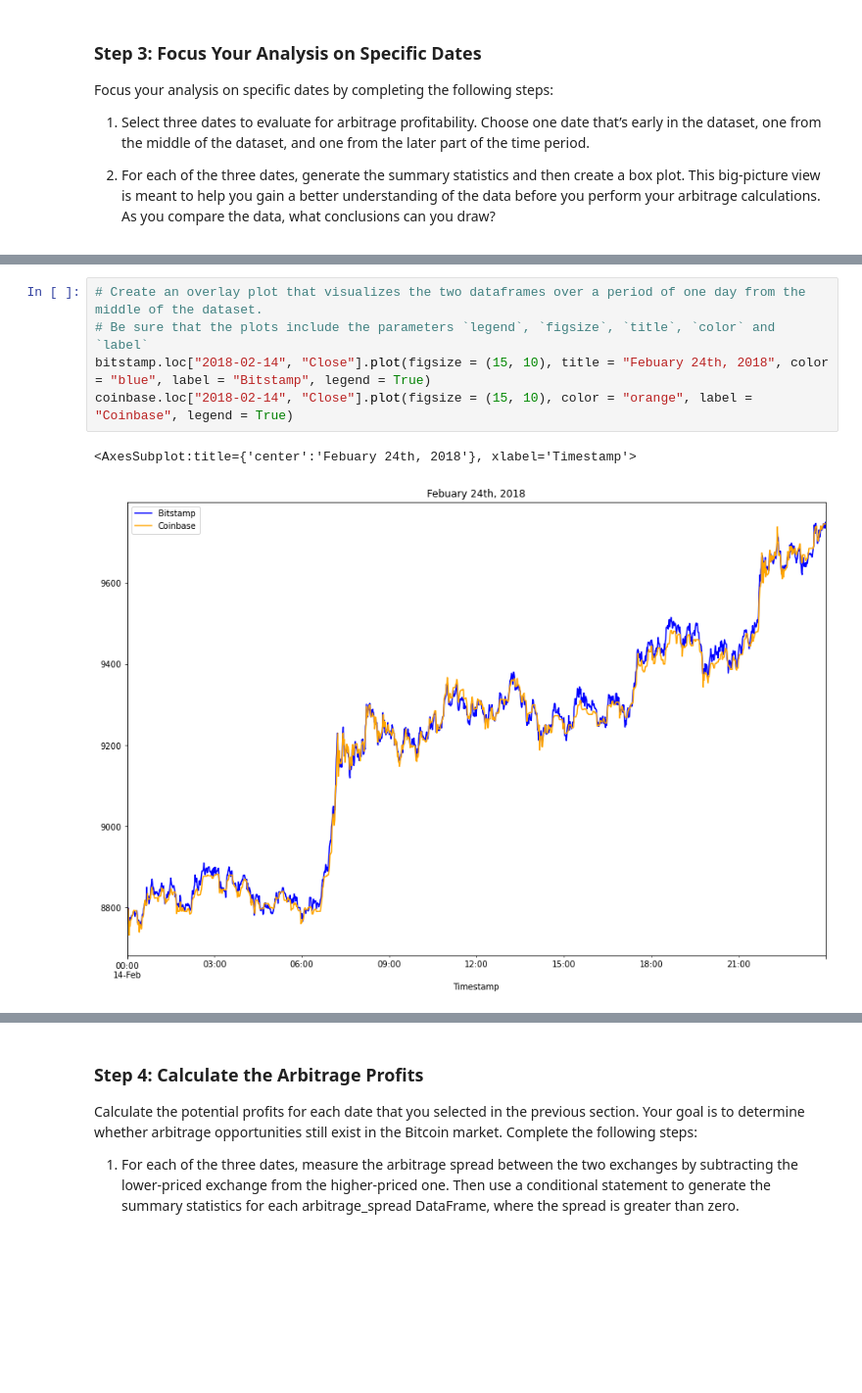
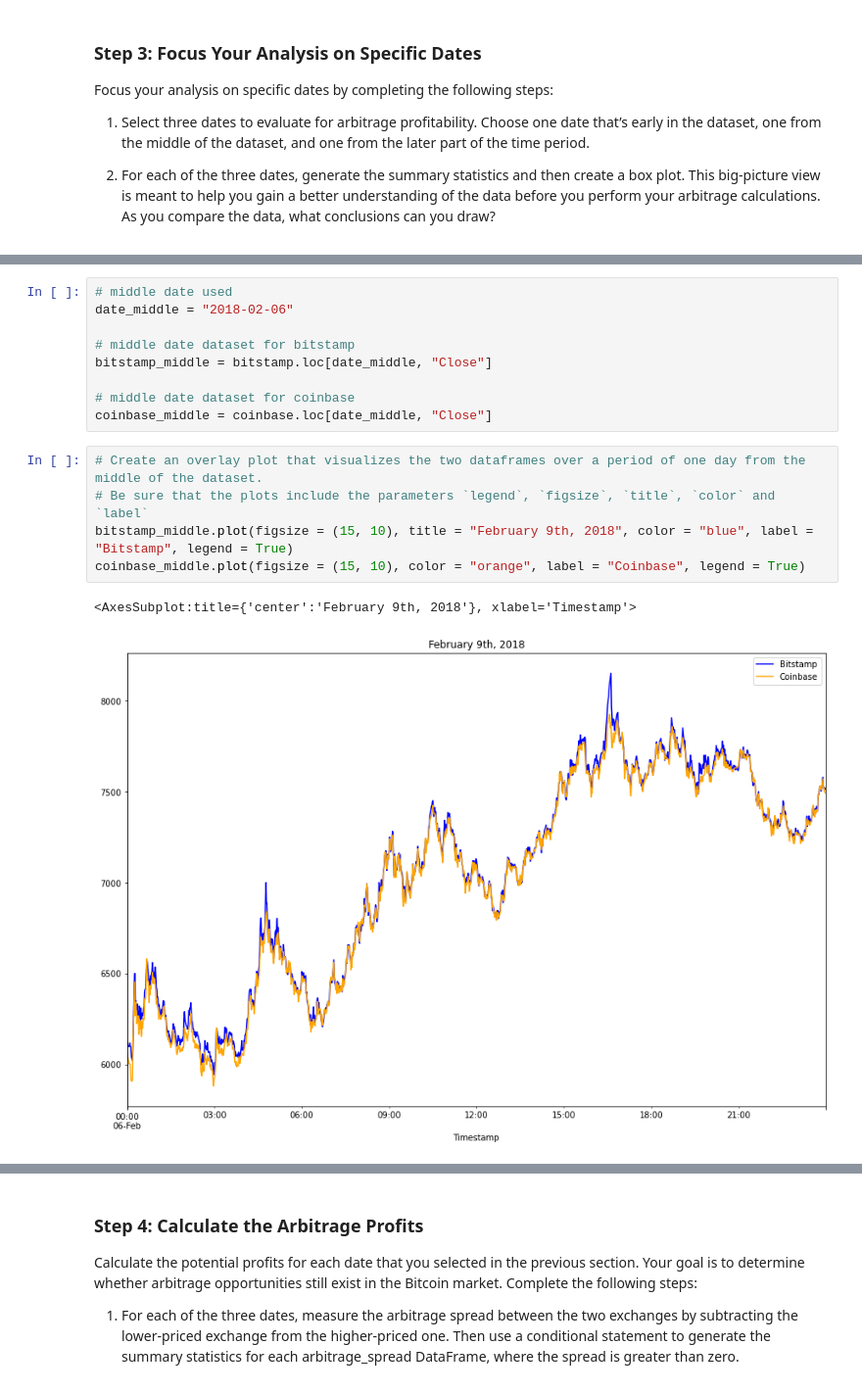
Before and after one commit to victorxdang/ArbitrageAnaylsis, a Jupyter notebook: crypto_arbitrage.ipynb, the cells around one changed output, grey strips where cells are left out. Shown at 98% size. Cells and saved outputs as stored; diff of their text form; blank space fills up the shorter version.

```diff
--- a/crypto_arbitrage.ipynb
+++ b/crypto_arbitrage.ipynb
@@ -295,11 +313,20 @@ arbitrage_spread_early.plot(kind = "box")
+# %%
+# middle date used
+date_middle = "2018-02-06"
+
+# middle date dataset for bitstamp
+bitstamp_middle = bitstamp.loc[date_middle, "Close"]
+
+# middle date dataset for coinbase
+coinbase_middle = coinbase.loc[date_middle, "Close"]
 # %%
 # Create an overlay plot that visualizes the two dataframes over a period of one day from the middle of the dataset.
 # Be sure that the plots include the parameters `legend`, `figsize`, `title`, `color` and `label`
-bitstamp.loc["2018-02-14", "Close"].plot(figsize = (15, 10), title = "Febuary 24th, 2018", color = "blue", label = "Bitstamp", legend = True)
-coinbase.loc["2018-02-14", "Close"].plot(figsize = (15, 10), color = "orange", label = "Coinbase", legend = True)
+bitstamp_middle.plot(figsize = (15, 10), title = "February 9th, 2018", color = "blue", label = "Bitstamp", legend = True)
+coinbase_middle.plot(figsize = (15, 10), color = "orange", label = "Coinbase", legend = True)
 # %% [output]
-<AxesSubplot:title={'center':'Febuary 24th, 2018'}, xlabel='Timestamp'>
+<AxesSubplot:title={'center':'February 9th, 2018'}, xlabel='Timestamp'>
-[figure, old version]
+[figure, new version]
 # %%
 # Using the date in the middle that you have selected, calculate the arbitrage spread
 # by subtracting the bitstamp lower closing prices from the coinbase higher closing prices
```
Also changed, not shown: parts of 44 cells of this notebook.
